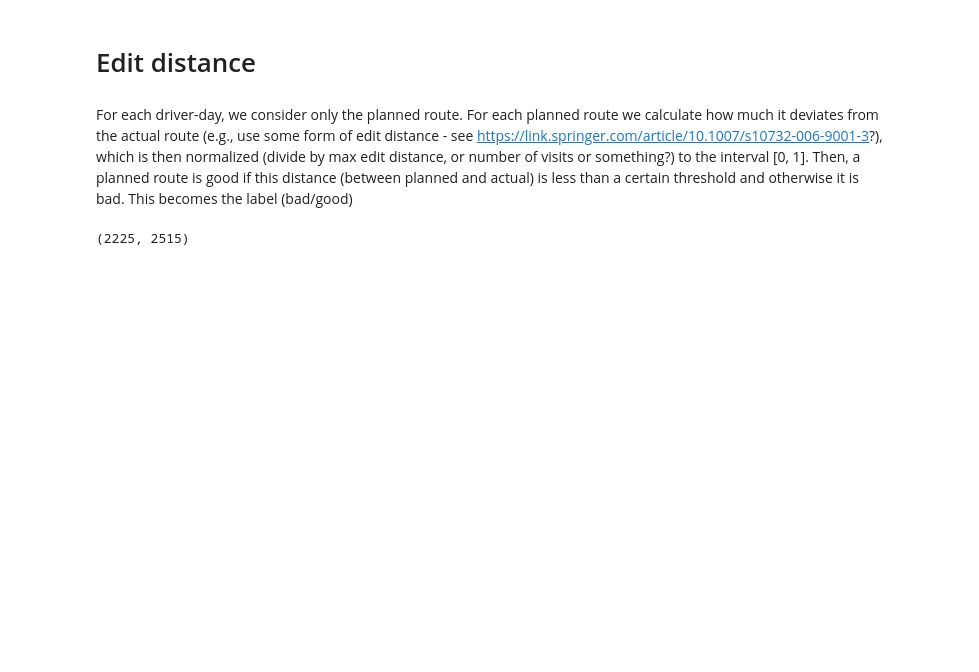
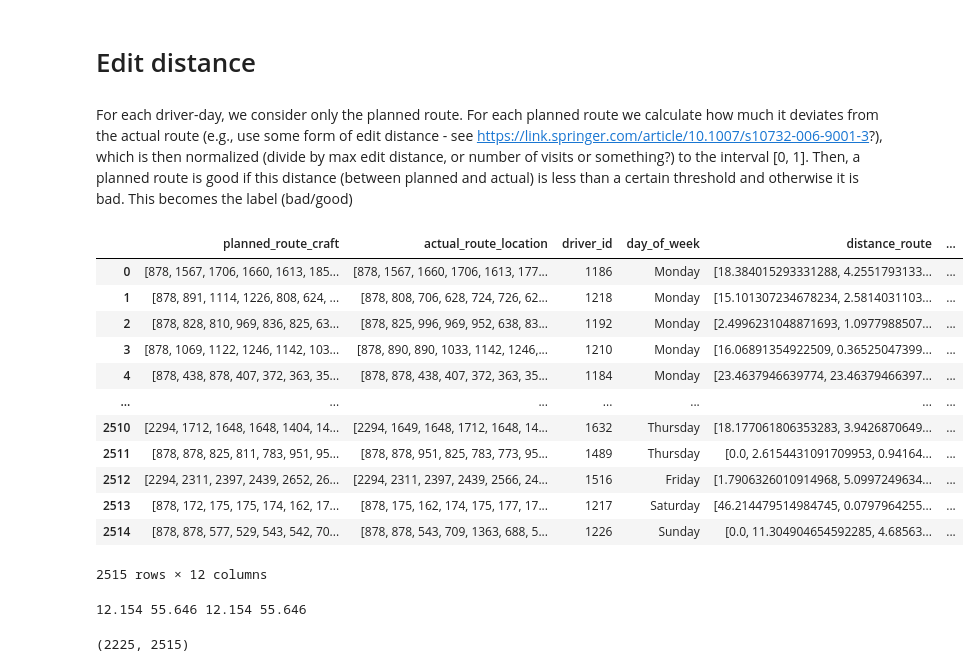
Before and after one commit to anna1904/RouteClassification, a Jupyter notebook: generate_routes.ipynb, the cells around one changed output. Saved outputs shown, nothing was run; the diff lists cells and outputs as text; code cells hidden in the pictures; blank space fills up the shorter version.

```diff
--- a/generate_routes.ipynb
+++ b/generate_routes.ipynb
@@ -285,2 +277,18 @@ def build_route(lat_seq, lon_seq):
 
     m.save('route_map.html')
+# %%
+uncompleted_routes_df
+# %% [output]
+|  | planned_route_craft | actual_route_location | driver_id | day_of_week | distance_route | ... |
+| 0 | [878, 1567, 1706, 1660, 1613, 185... | [878, 1567, 1660, 1706, 1613, 177... | 1186 | Monday | [18.384015293331288, 4.2551793133... | ... |
+| 1 | [878, 891, 1114, 1226, 808, 624, ... | [878, 808, 706, 628, 724, 726, 62... | 1218 | Monday | [15.101307234678234, 2.5814031103... | ... |
+| 2 | [878, 828, 810, 969, 836, 825, 63... | [878, 825, 996, 969, 952, 638, 83... | 1192 | Monday | [2.4996231048871693, 1.0977988507... | ... |
+| 3 | [878, 1069, 1122, 1246, 1142, 103... | [878, 890, 890, 1033, 1142, 1246,... | 1210 | Monday | [16.06891354922509, 0.36525047399... | ... |
+| 4 | [878, 438, 878, 407, 372, 363, 35... | [878, 878, 438, 407, 372, 363, 35... | 1184 | Monday | [23.4637946639774, 23.46379466397... | ... |
+| ... | ... | ... | ... | ... | ... | ... |
+| 2510 | [2294, 1712, 1648, 1648, 1404, 14... | [2294, 1649, 1648, 1712, 1648, 14... | 1632 | Thursday | [18.177061806353283, 3.9426870649... | ... |
+| 2511 | [878, 878, 825, 811, 783, 951, 95... | [878, 878, 951, 825, 783, 773, 95... | 1489 | Thursday | [0.0, 2.6154431091709953, 0.94164... | ... |
+| 2512 | [2294, 2311, 2397, 2439, 2652, 26... | [2294, 2311, 2397, 2439, 2566, 24... | 1516 | Friday | [1.7906326010914968, 5.0997249634... | ... |
+| 2513 | [878, 172, 175, 175, 174, 162, 17... | [878, 175, 162, 174, 175, 177, 17... | 1217 | Saturday | [46.214479514984745, 0.0797964255... | ... |
+| 2514 | [878, 878, 577, 529, 543, 542, 70... | [878, 878, 543, 709, 1363, 688, 5... | 1226 | Sunday | [0.0, 11.304904654592285, 4.68563... | ... |
+2515 rows × 12 columns
@@ -287,3 +315,7 @@ def build_route(lat_seq, lon_seq):
+# %%
+print(longs[0], lats[0], actual_longs[0], actual_lats[0])
+# %% [output]
+12.154 55.646 12.154 55.646
 # %%
 
 # uncompleted_routes_df = uncompleted_routes_df.sample(n=len(completed_routes_df), random_state=42)
```
Also changed, not shown: parts of 2 cells of this notebook.
